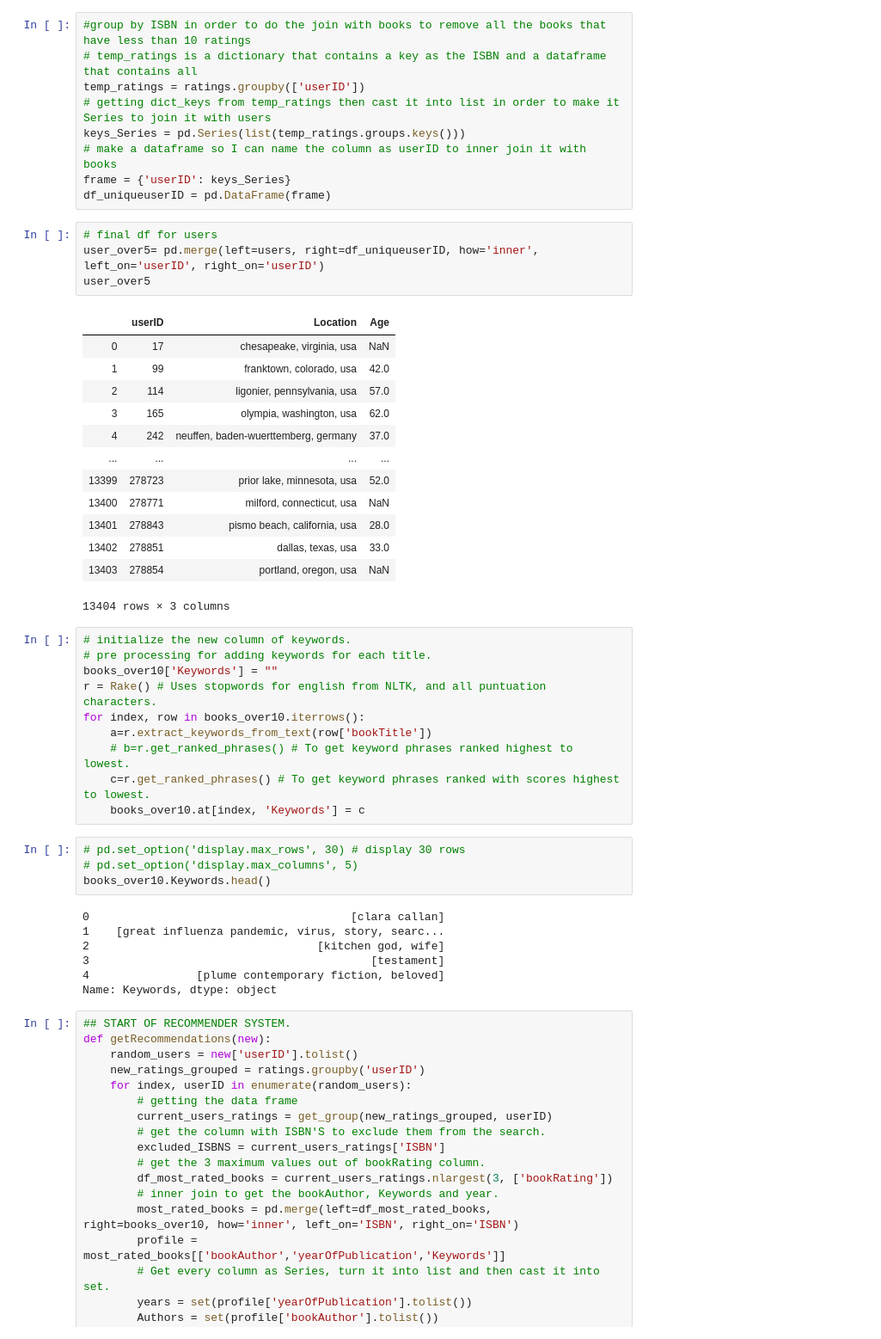
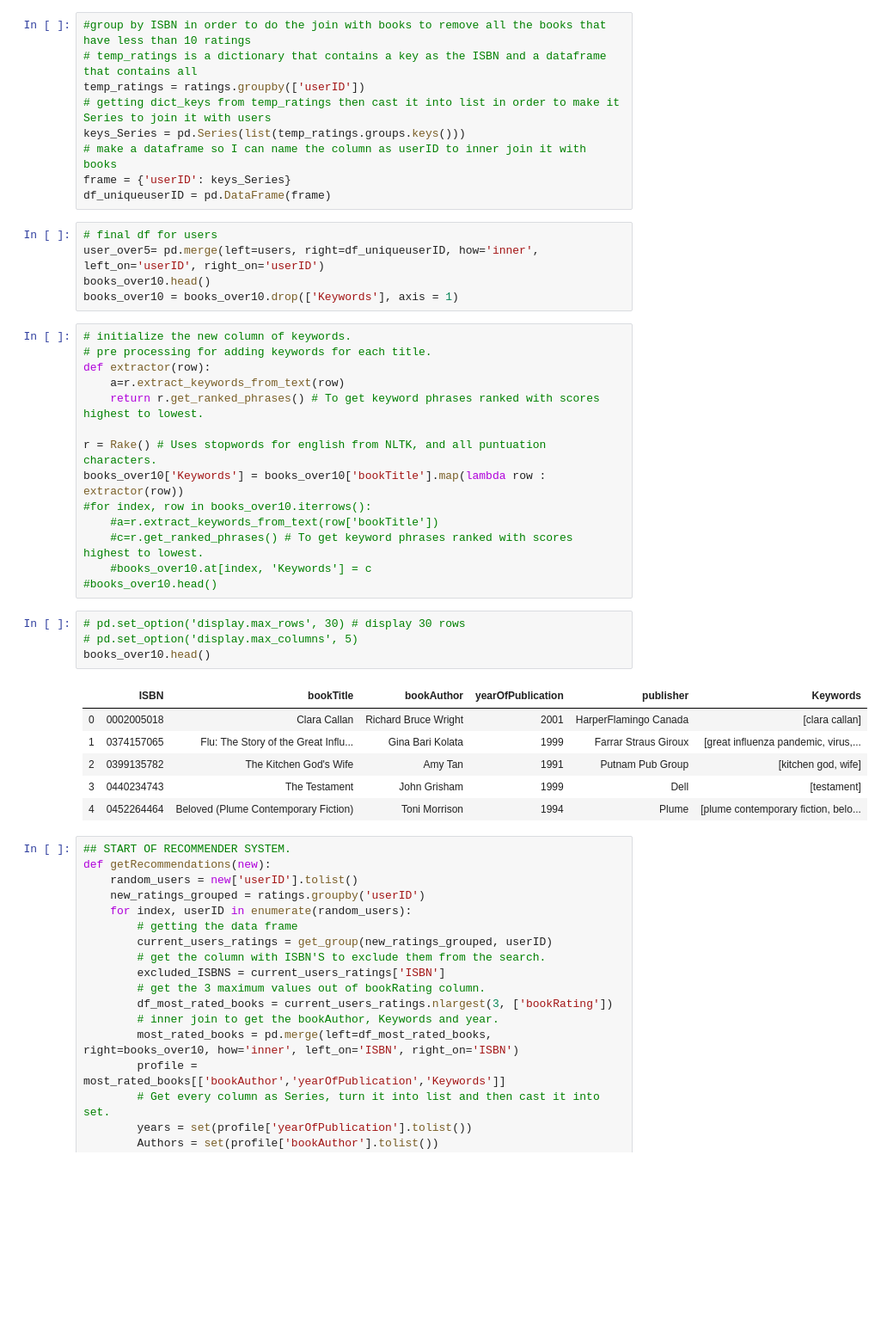
Before and after one commit to MariosMarinos/RecommenderSystem, a Jupyter notebook: 2η εργασία/RecommenderSystemBookCrossing.ipynb, the cells around one changed output. Shown at 86% size. Drawn from its saved outputs; the diff is of its cells as text; blank space fills up the shorter version.

Commit message:
map method.
Added .map method instead of iterating the whole dataframe for the extraction of keywords.

```diff
--- a/2η εργασία/RecommenderSystemBookCrossing.ipynb
+++ b/2η εργασία/RecommenderSystemBookCrossing.ipynb
@@ -183,42 +183,33 @@ df_uniqueuserID = pd.DataFrame(frame)
 # %%
 # final df for users
 user_over5= pd.merge(left=users, right=df_uniqueuserID, how='inner', left_on='userID', right_on='userID')
-user_over5
+books_over10.head()
+books_over10 = books_over10.drop(['Keywords'], axis = 1)
-# %% [output]
-|  | userID | Location | Age |
-| 0 | 17 | chesapeake, virginia, usa | NaN |
-| 1 | 99 | franktown, colorado, usa | 42.0 |
-| 2 | 114 | ligonier, pennsylvania, usa | 57.0 |
-| 3 | 165 | olympia, washington, usa | 62.0 |
-| 4 | 242 | neuffen, baden-wuerttemberg, germany | 37.0 |
-| ... | ... | ... | ... |
-| 13399 | 278723 | prior lake, minnesota, usa | 52.0 |
-| 13400 | 278771 | milford, connecticut, usa | NaN |
-| 13401 | 278843 | pismo beach, california, usa | 28.0 |
-| 13402 | 278851 | dallas, texas, usa | 33.0 |
-| 13403 | 278854 | portland, oregon, usa | NaN |
-13404 rows × 3 columns
 # %%
 # initialize the new column of keywords.
 # pre processing for adding keywords for each title.
-books_over10['Keywords'] = ""
+def extractor(row):
+    a=r.extract_keywords_from_text(row)
+    return r.get_ranked_phrases() # To get keyword phrases ranked with scores highest to lowest.
+
 r = Rake() # Uses stopwords for english from NLTK, and all puntuation characters.
-for index, row in books_over10.iterrows():
-    a=r.extract_keywords_from_text(row['bookTitle'])
-    # b=r.get_ranked_phrases() # To get keyword phrases ranked highest to lowest.
-    c=r.get_ranked_phrases() # To get keyword phrases ranked with scores highest to lowest.
-    books_over10.at[index, 'Keywords'] = c
+books_over10['Keywords'] = books_over10['bookTitle'].map(lambda row : extractor(row))
+#for index, row in books_over10.iterrows():
+    #a=r.extract_keywords_from_text(row['bookTitle'])
+    #c=r.get_ranked_phrases() # To get keyword phrases ranked with scores highest to lowest.
+    #books_over10.at[index, 'Keywords'] = c
+#books_over10.head()
 # %%
 # pd.set_option('display.max_rows', 30) # display 30 rows
 # pd.set_option('display.max_columns', 5)
-books_over10.Keywords.head()
+books_over10.head()
 # %% [output]
-0                                       [clara callan]
-1    [great influenza pandemic, virus, story, searc...
-2                                  [kitchen god, wife]
-3                                          [testament]
-4                [plume contemporary fiction, beloved]
-Name: Keywords, dtype: object
+|  | ISBN | bookTitle | bookAuthor | yearOfPublication | publisher | Keywords |
+| 0 | 0002005018 | Clara Callan | Richard Bruce Wright | 2001 | HarperFlamingo Canada | [clara callan] |
+| 1 | 0374157065 | Flu: The Story of the Great Influ... | Gina Bari Kolata | 1999 | Farrar Straus Giroux | [great influenza pandemic, virus,... |
+| 2 | 0399135782 | The Kitchen God's Wife | Amy Tan | 1991 | Putnam Pub Group | [kitchen god, wife] |
+| 3 | 0440234743 | The Testament | John Grisham | 1999 | Dell | [testament] |
+| 4 | 0452264464 | Beloved (Plume Contemporary Fiction) | Toni Morrison | 1994 | Plume | [plume contemporary fiction, belo... |
 # %%
 ## START OF RECOMMENDER SYSTEM.
 def getRecommendations(new):
```
Also changed, not shown: 2 other files.
